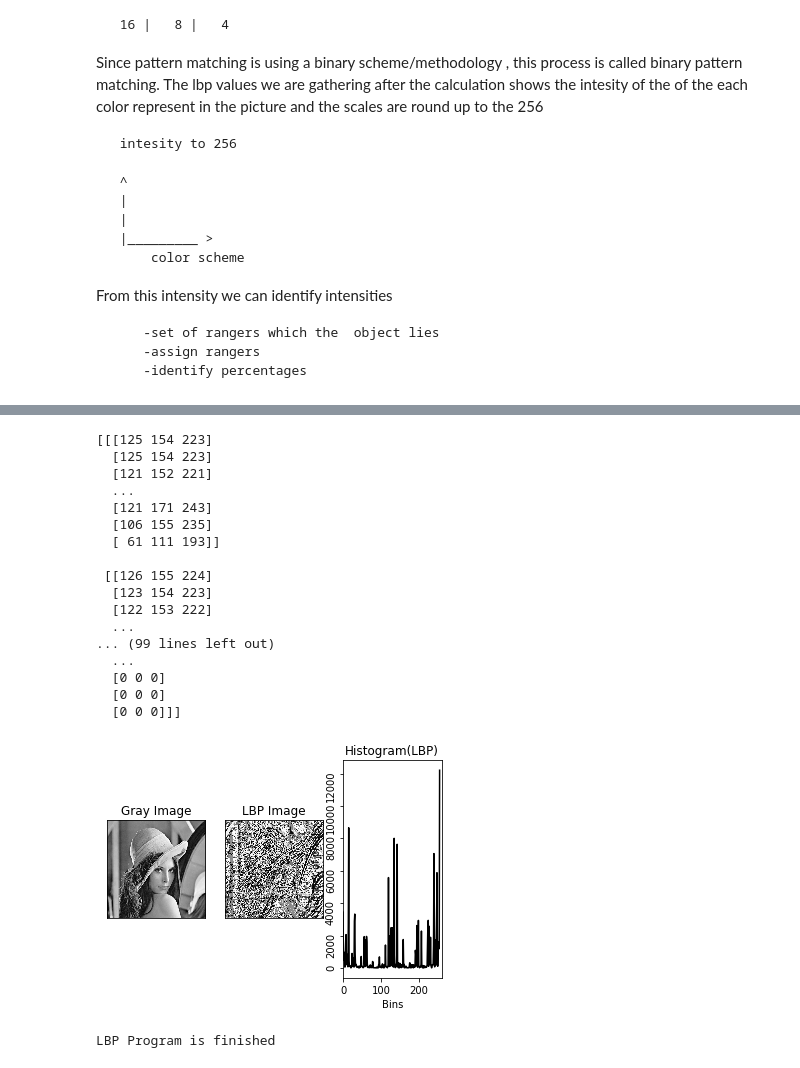
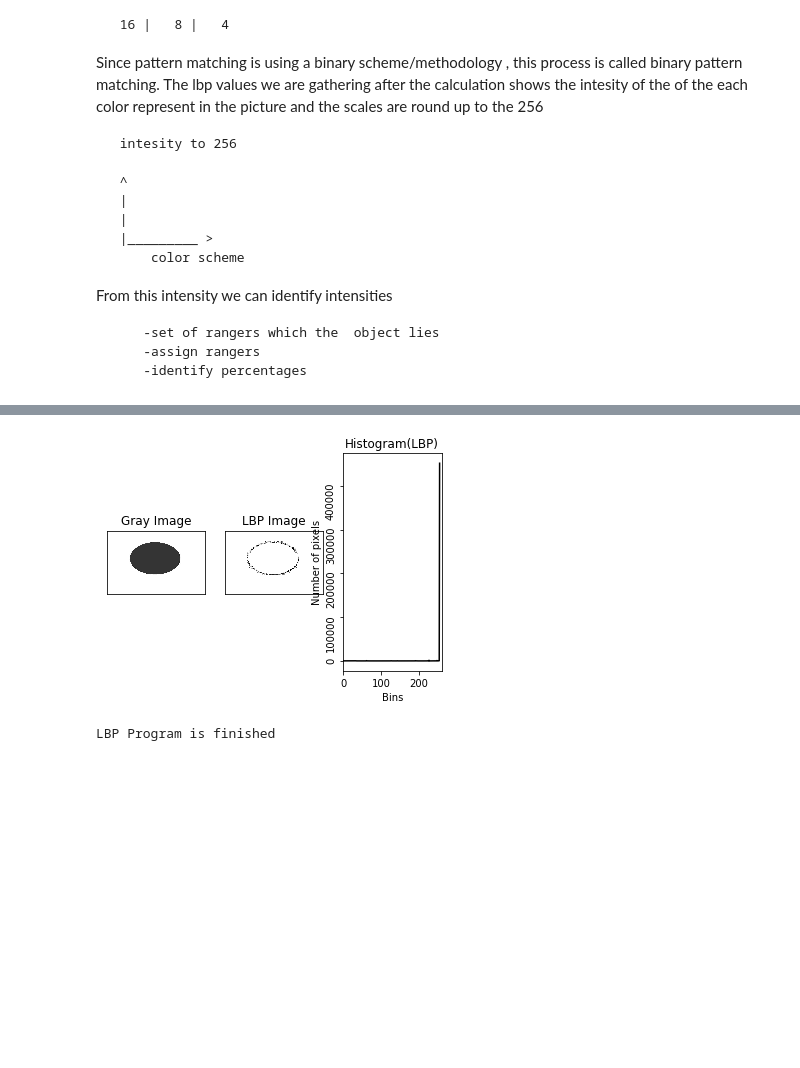
Before and after one commit to dishan3x/Lbp_Object_identification, a Jupyter notebook: localBinaryApproach.ipynb, the cells around one changed output, grey strips where cells are left out. Saved outputs shown, nothing was run; the diff lists cells and outputs as text; code cells hidden in the pictures; blank space fills up the shorter version.

```diff
--- a/localBinaryApproach.ipynb
+++ b/localBinaryApproach.ipynb
@@ -102,19 +389,13 @@ def show_output(output_list):
 
 def main():
     image_file = 'lenna.jpg'
-    #image_file = ''
+    image_file = 'canopyPics/ginipig.JPG'
     img_bgr = cv2.imread(image_file)
     #img_bgr = cv2.resize(img_bgr,(5,5))
-    print(img_bgr)
-    print("#######################")
     height, width, channel = img_bgr.shape
     img_gray = cv2.cvtColor(img_bgr, cv2.COLOR_BGR2GRAY)
-    print(img_gray)
-    print("##########################")
-    print(img_gray)
     img_lbp = np.zeros((height, width,3), np.uint8)
-    print("##########################img_lbp")
-    print(img_lbp)
+
     for i in range(0, height):
         for j in range(0, width):
              img_lbp[i, j] = lbp_calculated_pixel(img_gray, i, j) # Calculate the maximum value
@@ -130,49 +411,32 @@ def main():
         "type": "gray"
     })
     output_list.append({
         "img": img_lbp,
         "xlabel": "",
         "ylabel": "",
         "xtick": [],
         "ytick": [],
         "title": "LBP Image",
         "type": "gray"
     })
     output_list.append({
         "img": hist_lbp,
         "xlabel": "Bins",
         "ylabel": "Number of pixels",
         "xtick": None,
         "ytick": None,
         "title": "Histogram(LBP)",
         "type": "histogram"
     })
 
     show_output(output_list)
 
     cv2.waitKey(0)
     cv2.destroyAllWindows()
     print("LBP Program is finished")
 
 if __name__ == '__main__':
     main()
 # %% [output]
+[figure, new version]
-[[[125 154 223]
-  [125 154 223]
-  [121 152 221]
-  ...
-  [121 171 243]
-  [106 155 235]
-  [ 61 111 193]]
-
- [[126 155 224]
-  [123 154 223]
-  [122 153 222]
-  ...
-... (99 lines left out)
-  ...
-  [0 0 0]
-  [0 0 0]
-  [0 0 0]]]
+LBP Program is finished
-[figure, old version]
-LBP Program is finished
```
Also changed, not shown: parts of 11 cells of this notebook, 28 other files.
